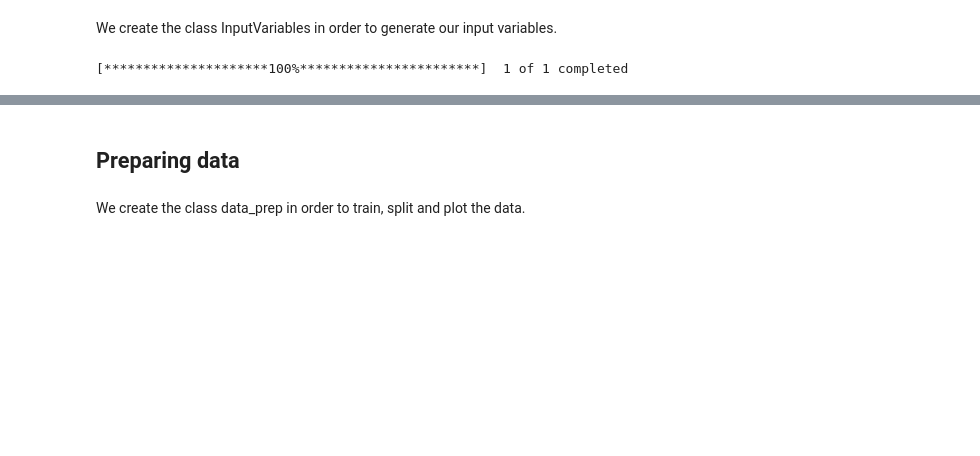
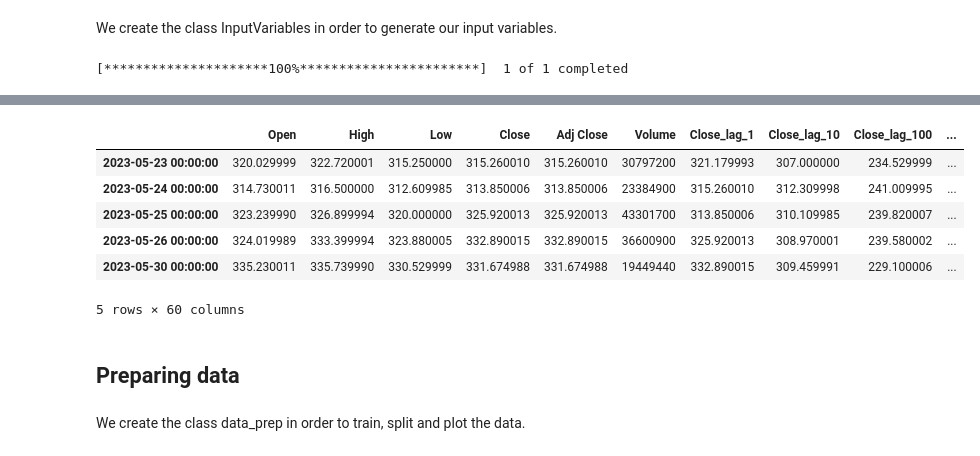
Before and after one commit to ViktorGakis/WebApps, a Jupyter notebook: TimeSeries Analysis/notebooks/predict.ipynb, the cells around one changed output, grey strips where cells are left out. Cells and saved outputs as stored; diff of their text form; code cells hidden in the pictures; blank space fills up the shorter version.

```diff
--- a/TimeSeries Analysis/notebooks/predict.ipynb
+++ b/TimeSeries Analysis/notebooks/predict.ipynb
@@ -212,3 +296,13 @@ all_representations.shape
+# %%
+all_representations.tail()
+# %% [output]
+|  | Open | High | Low | Close | Adj Close | Volume | Close_lag_1 | Close_lag_10 | Close_lag_100 | ... |
+| 2023-05-23 00:00:00 | 320.029999 | 322.720001 | 315.250000 | 315.260010 | 315.260010 | 30797200 | 321.179993 | 307.000000 | 234.529999 | ... |
+| 2023-05-24 00:00:00 | 314.730011 | 316.500000 | 312.609985 | 313.850006 | 313.850006 | 23384900 | 315.260010 | 312.309998 | 241.009995 | ... |
+| 2023-05-25 00:00:00 | 323.239990 | 326.899994 | 320.000000 | 325.920013 | 325.920013 | 43301700 | 313.850006 | 310.109985 | 239.820007 | ... |
+| 2023-05-26 00:00:00 | 324.019989 | 333.399994 | 323.880005 | 332.890015 | 332.890015 | 36600900 | 325.920013 | 308.970001 | 239.580002 | ... |
+| 2023-05-30 00:00:00 | 335.230011 | 335.739990 | 330.529999 | 331.674988 | 331.674988 | 19449440 | 332.890015 | 309.459991 | 229.100006 | ... |
+5 rows × 60 columns
 # %% [markdown]
 ## Preparing data
 # %% [markdown]
```
Also changed, not shown: parts of 29 cells of this notebook, 1 other file.
